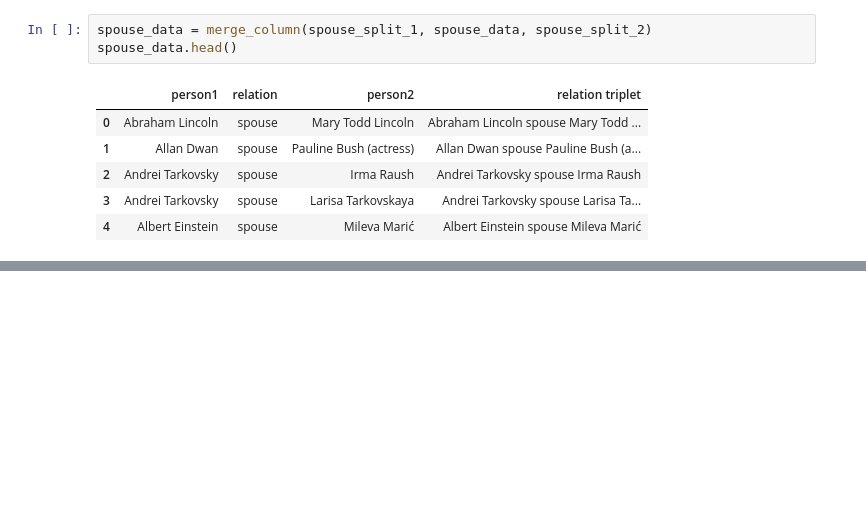
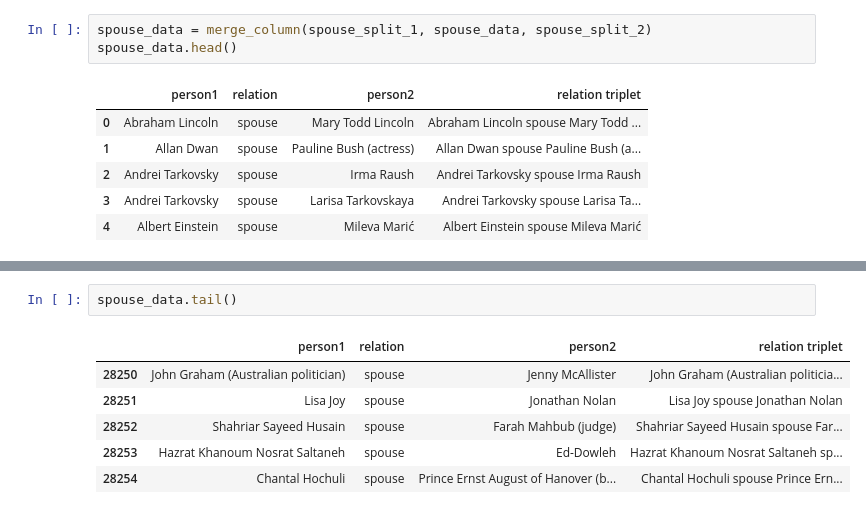
Before and after one commit to kotiyalanurag/EXPLAINABLE-AI, a Jupyter notebook: Data Cleaner.ipynb, the cells around one changed output, grey strips where cells are left out. Drawn from its saved outputs; the diff is of its cells as text; blank space fills up the shorter version.

```diff
--- a/Data Cleaner.ipynb
+++ b/Data Cleaner.ipynb
@@ -375,0 +401,9 @@ spouse_data.head()
+# %%
+spouse_data.tail()
+# %% [output]
+|  | person1 | relation | person2 | relation triplet |
+| 28250 | John Graham (Australian politician) | spouse | Jenny McAllister | John Graham (Australian politicia... |
+| 28251 | Lisa Joy | spouse | Jonathan Nolan | Lisa Joy spouse Jonathan Nolan |
+| 28252 | Shahriar Sayeed Husain | spouse | Farah Mahbub (judge) | Shahriar Sayeed Husain spouse Far... |
+| 28253 | Hazrat Khanoum Nosrat Saltaneh | spouse | Ed-Dowleh | Hazrat Khanoum Nosrat Saltaneh sp... |
+| 28254 | Chantal Hochuli | spouse | Prince Ernst August of Hanover (b... | Chantal Hochuli spouse Prince Ern... |
```
Also changed, not shown: parts of 7 cells of this notebook.
